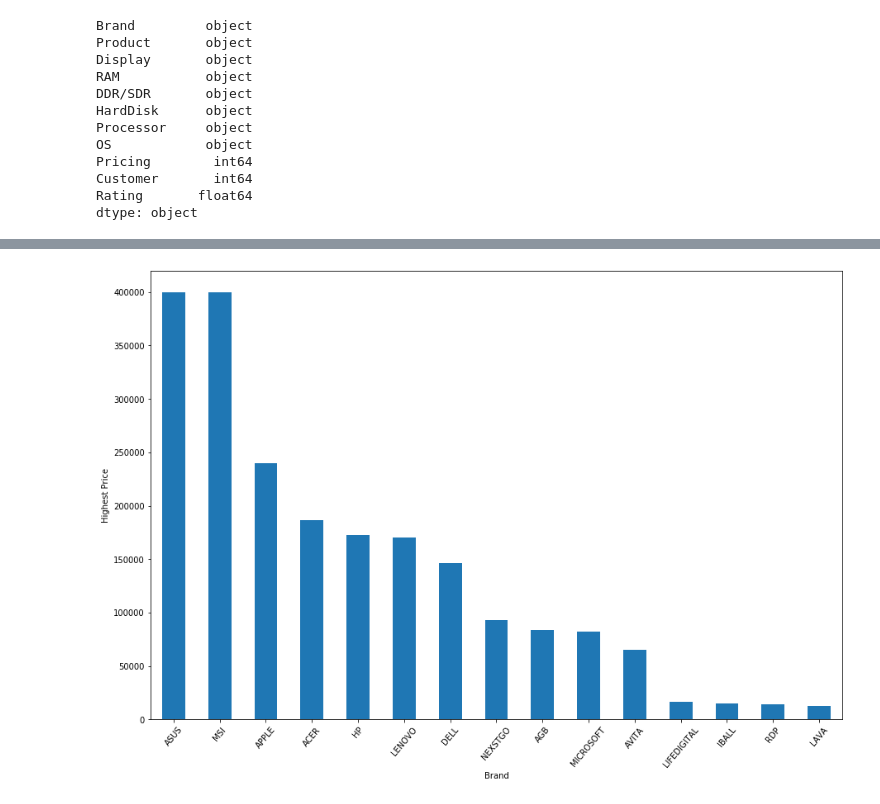
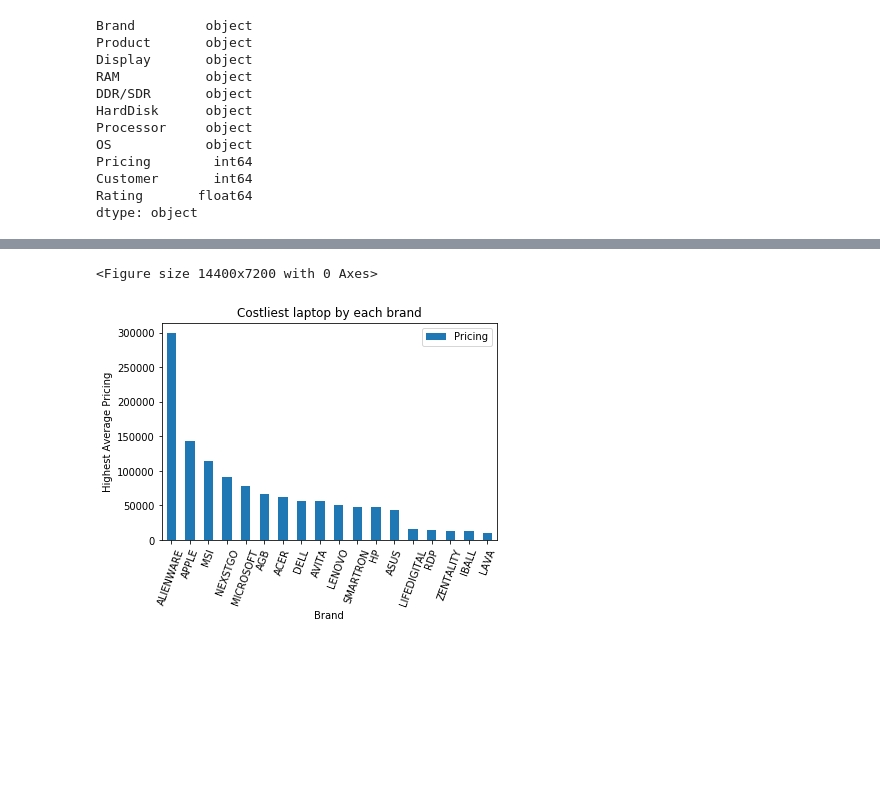
Before and after one commit to Shafin-Thiyam/FlipkartLaptopsaleEDA, a Jupyter notebook: EDA.ipynb, the cells around one changed output, grey strips where cells are left out. Drawn from its saved outputs; the diff is of its cells as text; code cells hidden in the pictures; blank space fills up the shorter version.

```diff
--- a/EDA.ipynb
+++ b/EDA.ipynb
@@ -146,0 +226,5 @@ plt.show()
+# %%
+brandNPricing=laptopByBrand[['Brand','Pricing']]
+# %%
+brandNPricing=brandNPricing.agg(np.mean)
+brandNPricing
@@ -147,9 +250,11 @@ plt.show()
 # %%
-plt.figure(figsize=(15,10))
-laptopByBrand.max().sort_values(by="Pricing",ascending=False)["Pricing"].plot.bar()
-plt.xticks(rotation=50)
+plt.figure(figsize=(200,100))
+brandNPricing.sort_values(by="Pricing",ascending=False)[["Pricing"]].plot.bar()
+plt.title("Costliest laptop by each brand")
+plt.xticks(rotation=70)
 plt.xlabel("Brand")
-plt.ylabel("Highest Price")
+plt.ylabel("Highest Average Pricing")
 plt.show()
 # %% [output]
+<Figure size 14400x7200 with 0 Axes>
-[figure, old version]
+[figure, new version]
```
Also changed, not shown: parts of 27 cells of this notebook, 2 other files.
